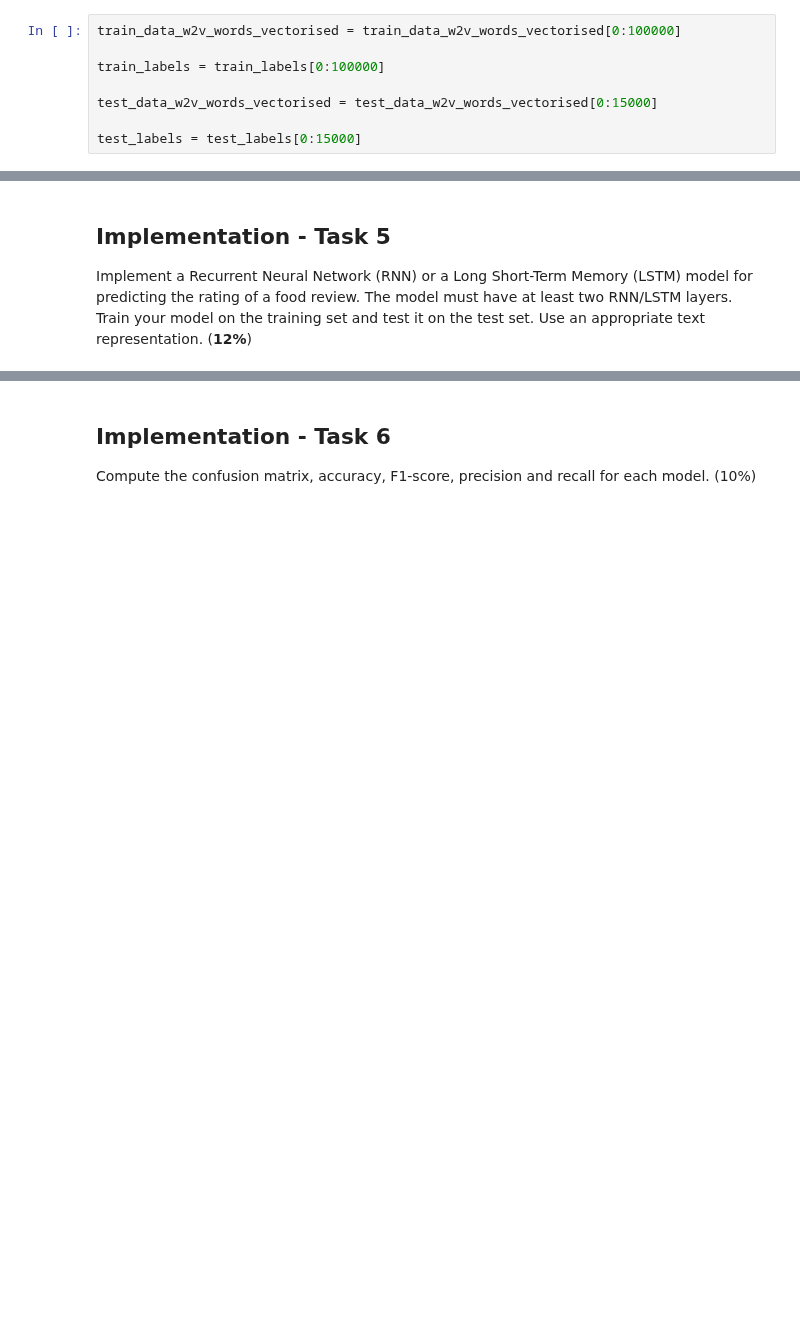
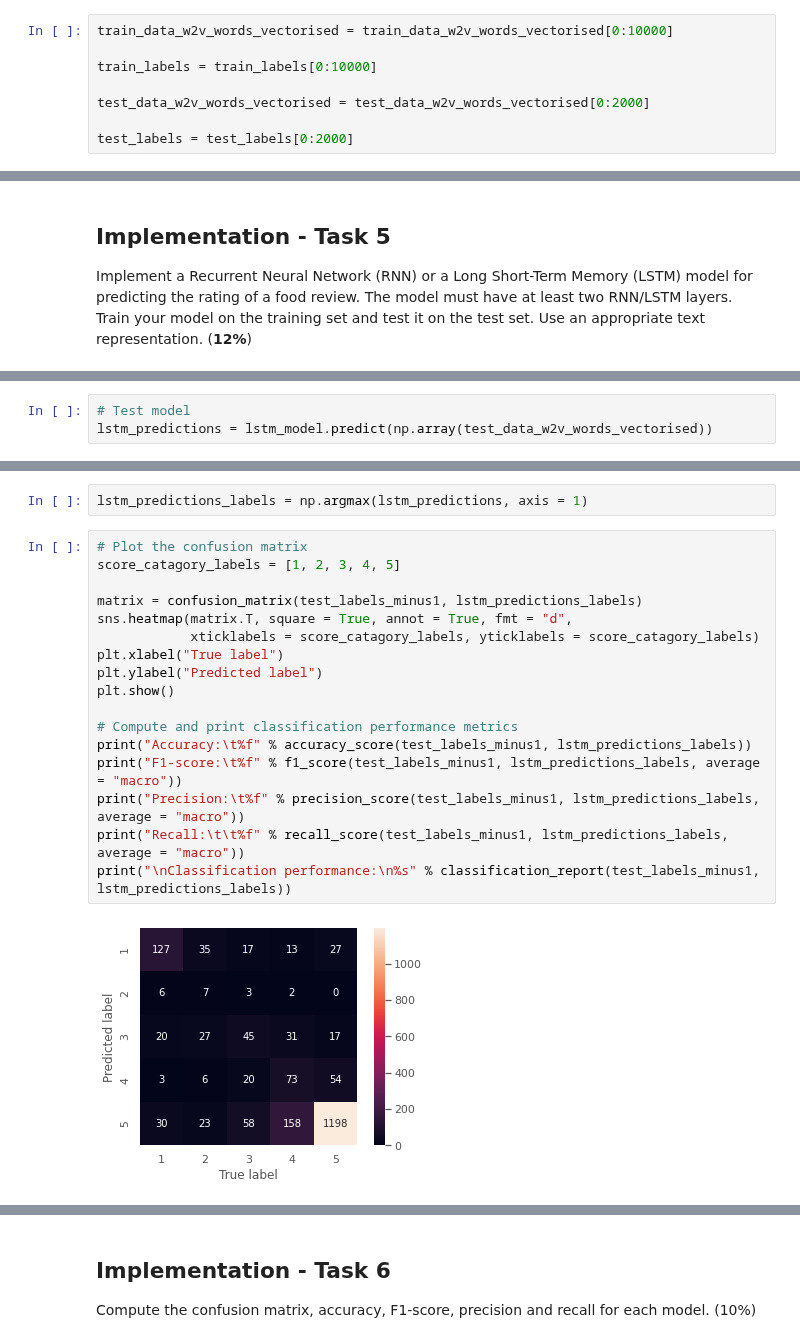
Before and after one commit to alasdair-breasley/tmla-assignment, a Jupyter notebook: TMLA_Assignment.ipynb, the cells around one changed output, grey strips where cells are left out. Saved outputs shown, nothing was run; the diff lists cells and outputs as text; blank space fills up the shorter version.

```diff
--- a/TMLA_Assignment.ipynb
+++ b/TMLA_Assignment.ipynb
@@ -966,13 +966,13 @@ if (load_precalculated_w2v_words_vectorised == True): # Intentionally not runnin
 
         test_data_w2v_words_vectorised = pickle.load(file)
 # %%
-train_data_w2v_words_vectorised = train_data_w2v_words_vectorised[0:100000]
+train_data_w2v_words_vectorised = train_data_w2v_words_vectorised[0:10000]
 
-train_labels = train_labels[0:100000]
+train_labels = train_labels[0:10000]
 
-test_data_w2v_words_vectorised = test_data_w2v_words_vectorised[0:15000]
+test_data_w2v_words_vectorised = test_data_w2v_words_vectorised[0:2000]
 
-test_labels = test_labels[0:15000]
+test_labels = test_labels[0:2000]
 # %%
 # Subset train data
 
@@ -1110,0 +1171,3 @@ Implement a Recurrent Neural Network (RNN) or a Long Short-Term Memory (LSTM) mo
+# %%
+# Test model
+lstm_predictions = lstm_model.predict(np.array(test_data_w2v_words_vectorised))
@@ -1110,0 +1176,21 @@ Implement a Recurrent Neural Network (RNN) or a Long Short-Term Memory (LSTM) mo
+# %%
+lstm_predictions_labels = np.argmax(lstm_predictions, axis = 1)
+# %%
+# Plot the confusion matrix
+score_catagory_labels = [1, 2, 3, 4, 5]
+
+matrix = confusion_matrix(test_labels_minus1, lstm_predictions_labels)
+sns.heatmap(matrix.T, square = True, annot = True, fmt = "d",
+            xticklabels = score_catagory_labels, yticklabels = score_catagory_labels)
+plt.xlabel("True label")
+plt.ylabel("Predicted label")
+plt.show()
+
+# Compute and print classification performance metrics
+print("Accuracy:\t%f" % accuracy_score(test_labels_minus1, lstm_predictions_labels))
+print("F1-score:\t%f" % f1_score(test_labels_minus1, lstm_predictions_labels, average = "macro"))
+print("Precision:\t%f" % precision_score(test_labels_minus1, lstm_predictions_labels, average = "macro"))
+print("Recall:\t\t%f" % recall_score(test_labels_minus1, lstm_predictions_labels, average = "macro"))
+print("\nClassification performance:\n%s" % classification_report(test_labels_minus1, lstm_predictions_labels))
+# %% [output]
+[figure, added]
```
Also changed, not shown: parts of 7 cells of this notebook.
